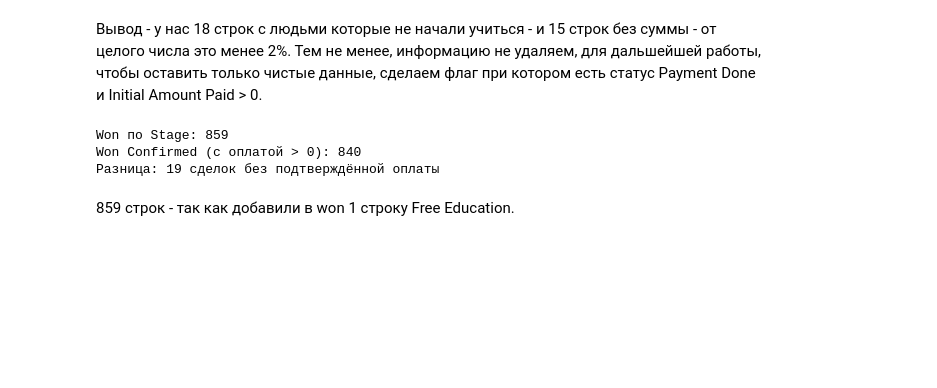
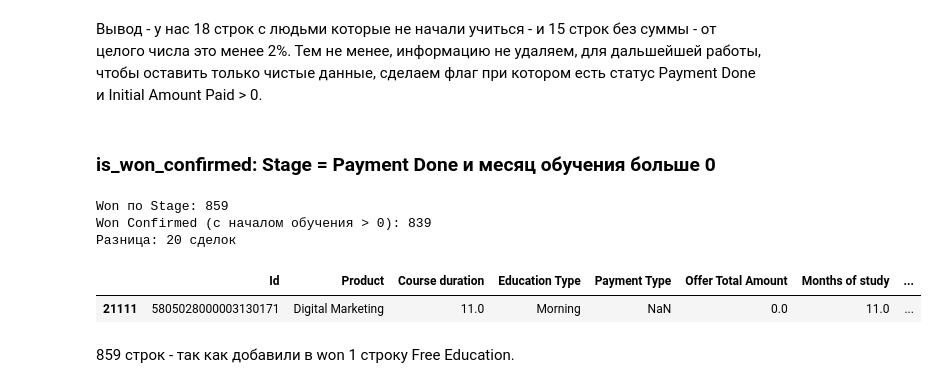
Before and after one commit to anna-maksakova/crm-analytics-project, a Jupyter notebook: notebooks/02_cleaning_deals.ipynb, the cells around one changed output. Drawn from its saved outputs; the diff is of its cells as text; code cells hidden in the pictures; blank space fills up the shorter version.

```diff
--- a/notebooks/02_cleaning_deals.ipynb
+++ b/notebooks/02_cleaning_deals.ipynb
@@ -451,20 +467,29 @@ stage_mapping = {  #разделяем категории на Won — Payment D
 }
 
 deals['Stage_Group'] = deals['Stage'].map(stage_mapping)
+# %% [markdown]
+### is_won_confirmed: Stage = Payment Done и месяц обучения больше 0
 # %%
-# Финансовое определение Won: Stage = Payment Done И есть реальная оплата
+
 deals['is_won_confirmed'] = (
     (deals['Stage'] == 'Payment Done')
-    & deals['Initial Amount Paid'].notna()
-    & (deals['Initial Amount Paid'] > 0)
+    & deals['Months of study'].notna()
+    & (deals['Months of study'] > 0)
 )
 print(f"Won по Stage: {(deals['Stage_Group']=='Won').sum()}")
-print(f"Won Confirmed (с оплатой > 0): {deals['is_won_confirmed'].sum()}")
-print(f"Разница: {(deals['Stage_Group']=='Won').sum() - deals['is_won_confirmed'].sum()} сделок без подтверждённой оплаты")
+print(f"Won Confirmed (с началом обучения > 0): {deals['is_won_confirmed'].sum()}")
+print(f"Разница: {(deals['Stage_Group']=='Won').sum() - deals['is_won_confirmed'].sum()} сделок")
 # %% [output]
 Won по Stage: 859
-Won Confirmed (с оплатой > 0): 840
-Разница: 19 сделок без подтверждённой оплаты
+Won Confirmed (с началом обучения > 0): 839
+Разница: 20 сделок
+# %%
+mask = (deals['Stage'] == 'Payment Done') & (deals['Months of study'] > 0) & (deals['Initial Amount Paid'] == 0)
+deals.loc[mask, ['Id', 'Product', 'Course duration', 'Education Type',
+                 'Payment Type', 'Offer Total Amount', 'Months of study', 'Initial Amount Paid']]
+# %% [output]
+|  | Id | Product | Course duration | Education Type | Payment Type | Offer Total Amount | Months of study | ... |
+| 21111 | 5805028000003130171 | Digital Marketing | 11.0 | Morning | NaN | 0.0 | 11.0 | ... |
 # %% [markdown]
 859 строк - так как добавили в won 1 строку Free Education.
 # %%
```
Also changed, not shown: parts of 22 cells of this notebook, 1 other file.
